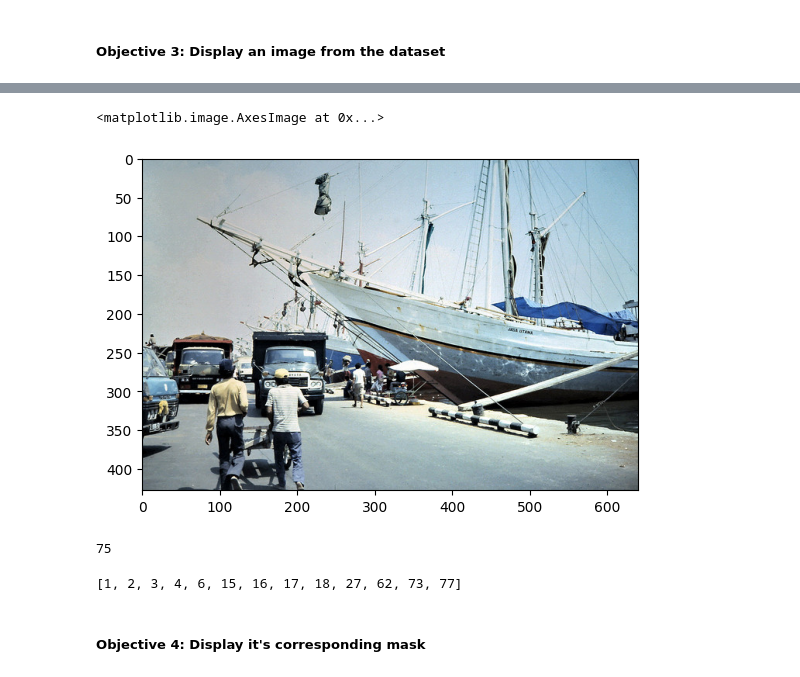
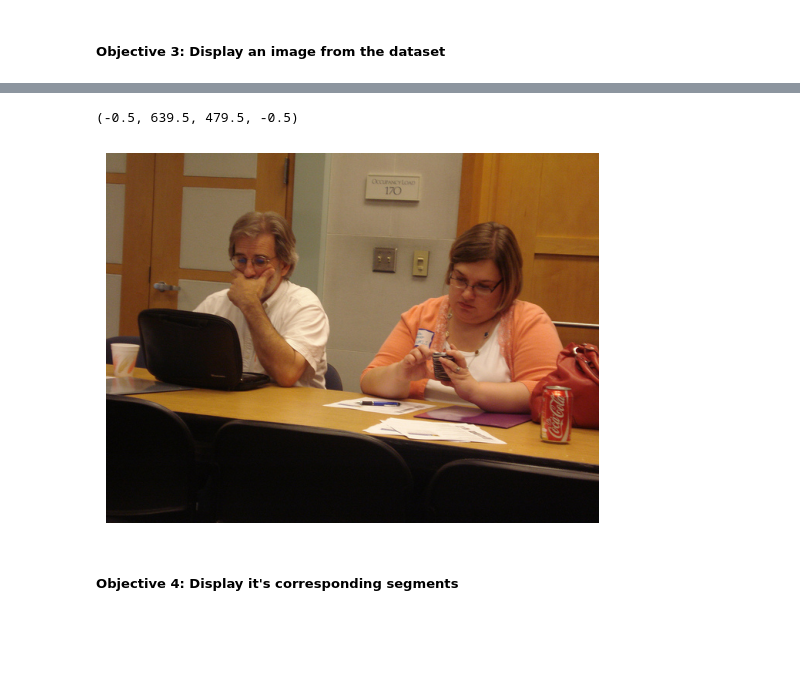
Before and after one commit to sanfordmascarenhas/image-segmentation, a Jupyter notebook: Project.ipynb, the cells around one changed output, grey strips where cells are left out. Drawn from its saved outputs; the diff is of its cells as text; code cells hidden in the pictures; blank space fills up the shorter version.

```diff
--- a/Project.ipynb
+++ b/Project.ipynb
@@ -25,9 +25,12 @@ np.random.seed(47)
 
 # Control knobs
 DATA_DIR = 'Data/'
-DATASET_VERSION = '2014' # For test, I've used 2014 images, but I want to try latter versions as well.
-DATASET_DIR = DATA_DIR+'annotations/instances_val{}.json'.format(DATASET_VERSION)
+DATASET_TYPE = 'train'
+DATASET_VERSION = '2014' # For demo, I've used 2014 images, but I want to try latter versions as well.
+DATASET_DIR = DATA_DIR+'annotations/instances_{}{}.json'.format(DATASET_TYPE,DATASET_VERSION)
 # You can get these from the 'just_the_names' variable. These were picked from the 2014 dataset.
 
 # Modify as you see fit.
-ALLOWED_CATEGORIES = ['car','person',]
+ALLOWED_CATEGORIES = ['cell phone','laptop','person']
+
+print(DATASET_DIR)
@@ -83,16 +104,9 @@ image
 # %%
-I = io.imread(DATA_DIR+'/images/val{}/{}'.format(DATASET_VERSION,image['file_name']))/255.0
-plt.imshow(I)
+image_location = DATA_DIR+'/images/{}{}/{}'.format(DATASET_TYPE,DATASET_VERSION,image['file_name'])
+output_image = io.imread(image_location)/255.0
+plt.imshow(output_image);plt.axis('off')
 # %% [output]
-<matplotlib.image.AxesImage at 0x...>
+(-0.5, 639.5, 479.5, -0.5)
-[figure, old version]
+[figure, new version]
-# %%
-len(coco.getImgIds(catIds=category_ids[:4]))
-# %% [output]
-75
-# %%
-category_ids
-# %% [output]
-[1, 2, 3, 4, 6, 15, 16, 17, 18, 27, 62, 73, 77]
 # %% [markdown]
-##### Objective 4: Display it's corresponding mask
+##### Objective 4: Display it's corresponding segments
```
Also changed, not shown: parts of 19 cells of this notebook.
